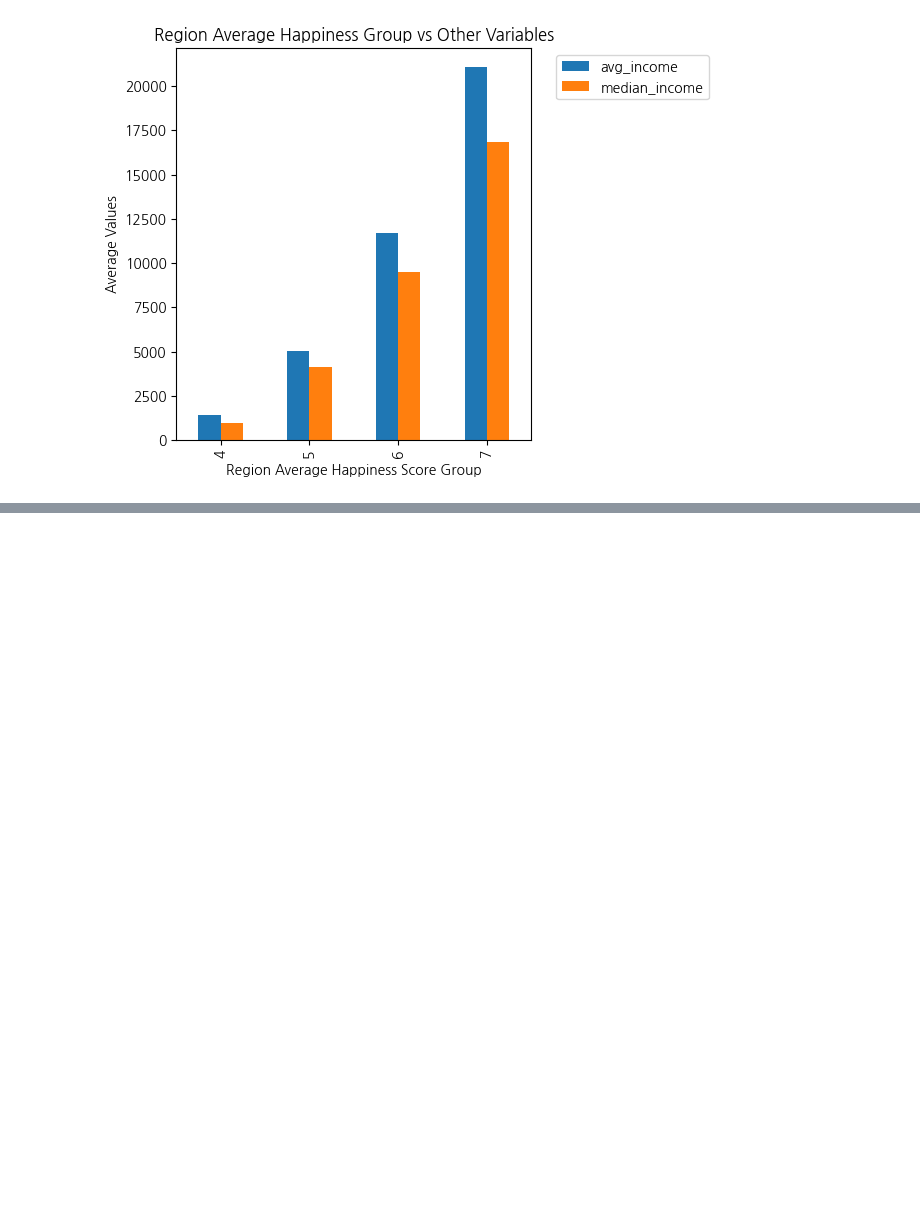
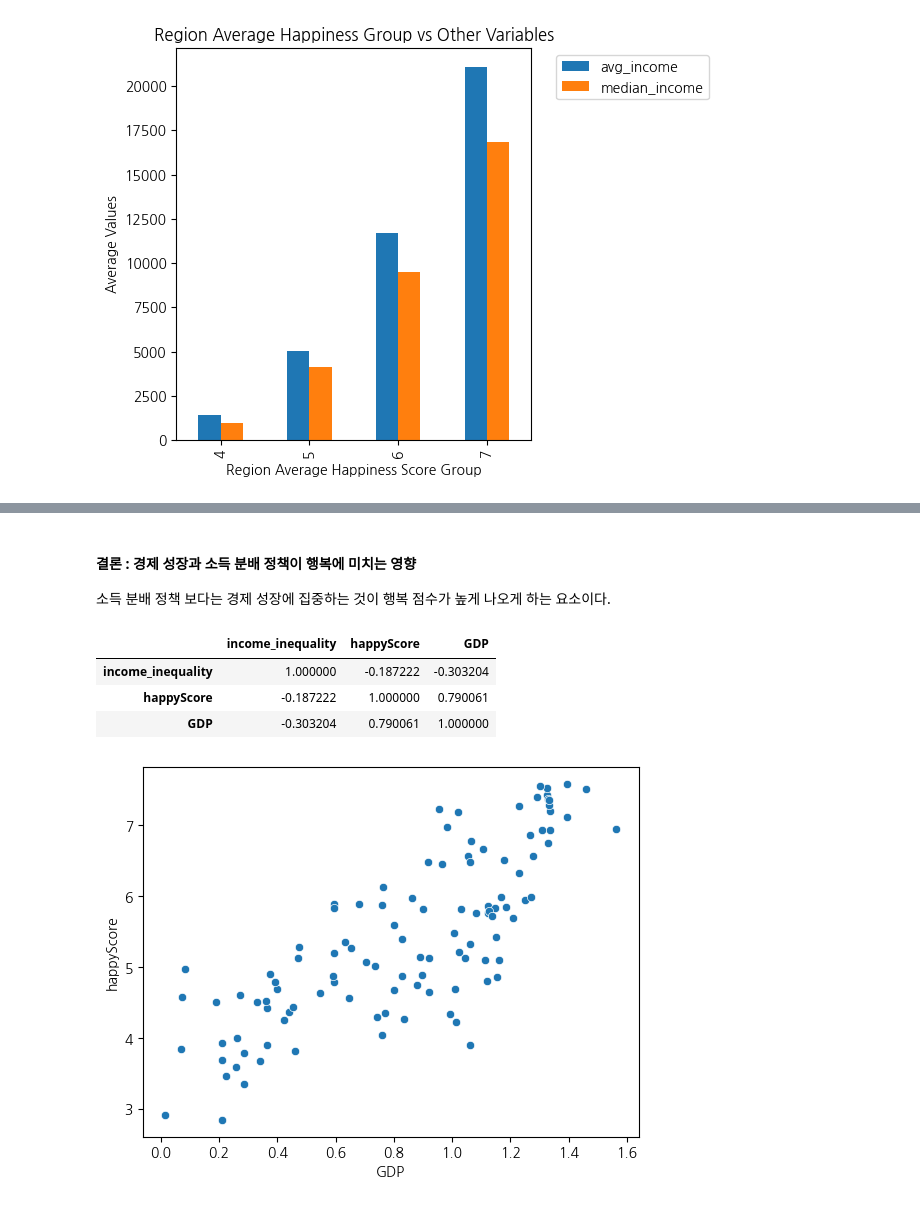
Before and after one commit to Huey-fitpet/study_data_analytics, a Jupyter notebook: quests/EDA/the-economics-of-happiness-satisfaction2.ipynb, the cells around one changed output, grey strips where cells are left out. Saved outputs shown, nothing was run; the diff lists cells and outputs as text; code cells hidden in the pictures; blank space fills up the shorter version.

Commit message:
feat : happy ness update

```diff
--- a/quests/EDA/the-economics-of-happiness-satisfaction2.ipynb
+++ b/quests/EDA/the-economics-of-happiness-satisfaction2.ipynb
@@ -152,0 +174,15 @@ region_happy_group
+# %% [markdown]
+#### 결론 : 경제 성장과 소득 분배 정책이 행복에 미치는 영향
+소득 분배 정책 보다는 경제 성장에 집중하는 것이 행복 점수가 높게 나오게 하는 요소이다.
+# %%
+data_df[['income_inequality', 'happyScore', 'GDP']].corr()
+# %% [output]
+|  | income_inequality | happyScore | GDP |
+| income_inequality | 1.000000 | -0.187222 | -0.303204 |
+| happyScore | -0.187222 | 1.000000 | 0.790061 |
+| GDP | -0.303204 | 0.790061 | 1.000000 |
+# %%
+sns.scatterplot(data=data_df,y='happyScore',x='GDP')
+plt.show()
+# %% [output]
+[figure, added]
```
Also changed, not shown: parts of 8 cells of this notebook.
